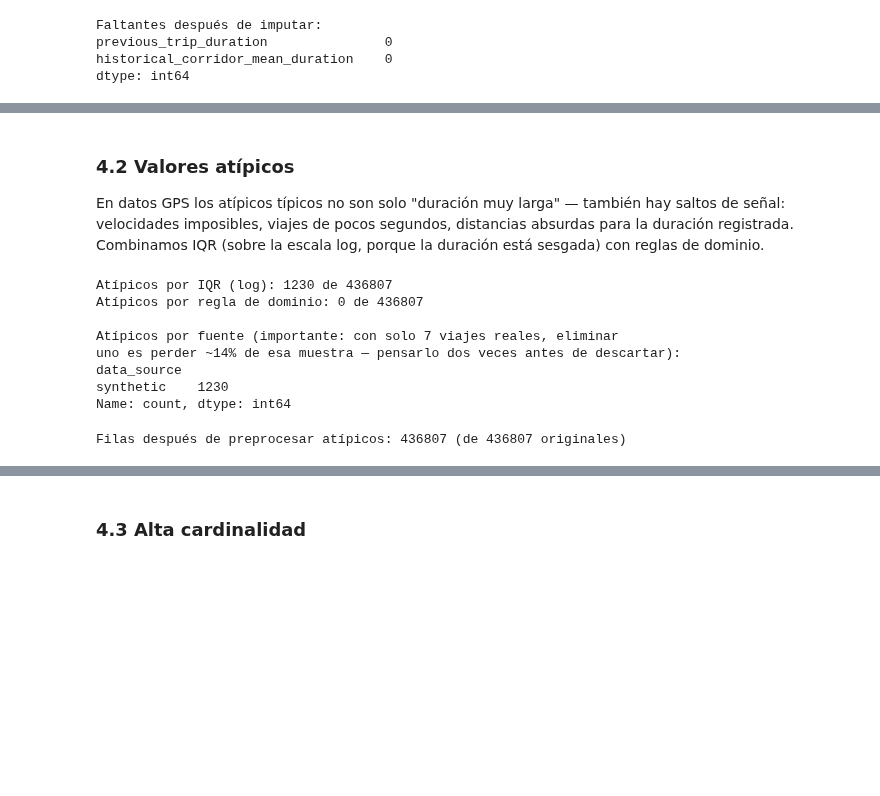
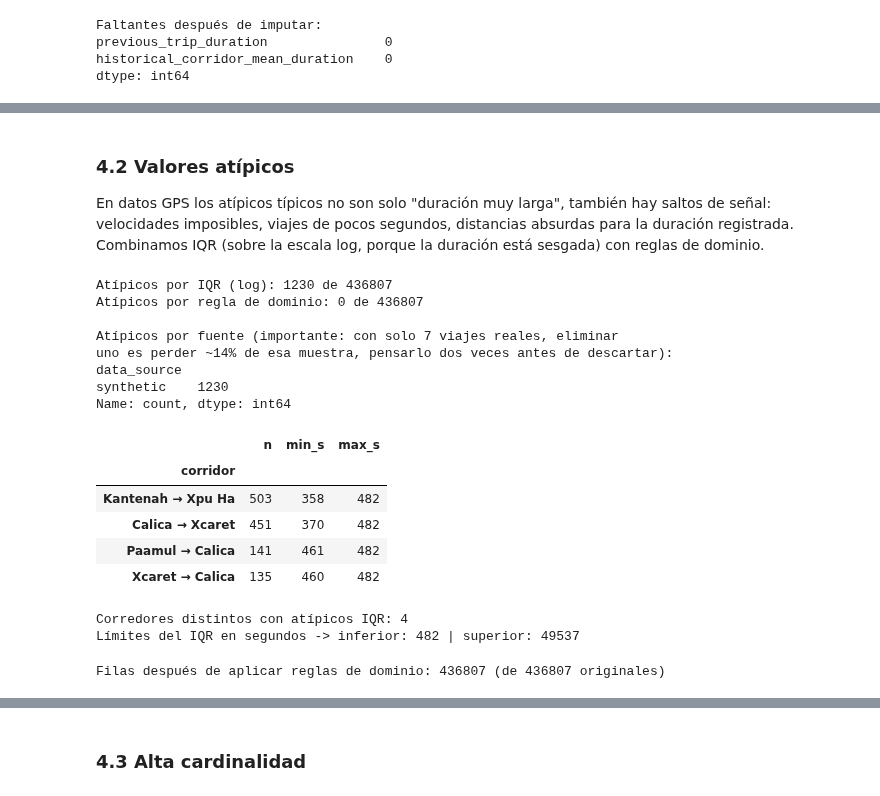
Before and after one commit to aleehpandita/transport-gps-analytics, a Jupyter notebook: notebooks/Avance1.56.ipynb, the cells around one changed output, grey strips where cells are left out. Saved outputs shown, nothing was run; the diff lists cells and outputs as text; code cells hidden in the pictures; blank space fills up the shorter version.

```diff
--- a/notebooks/Avance1.56.ipynb
+++ b/notebooks/Avance1.56.ipynb
@@ -480,18 +472,17 @@ dtype: int64
 # %% [markdown]
 ### 4.2 Valores atípicos
 
-En datos GPS los atípicos típicos no son solo "duración muy larga" — también hay saltos de señal: velocidades imposibles, viajes de pocos segundos, distancias absurdas para la duración registrada. Combinamos IQR (sobre la escala log, porque la duración está sesgada) con reglas de dominio.
+En datos GPS los atípicos típicos no son solo "duración muy larga", también hay saltos de señal: velocidades imposibles, viajes de pocos segundos, distancias absurdas para la duración registrada. Combinamos IQR (sobre la escala log, porque la duración está sesgada) con reglas de dominio.
 # %%
-# IQR sobre log — más robusto que IQR puro cuando la variable está sesgada
+# IQR sobre log, más robusto que IQR puro cuando la variable está sesgada
 log_duration = np.log1p(df["duration_seconds"])
 Q1, Q3 = log_duration.quantile([0.25, 0.75])
 IQR = Q3 - Q1
 lower, upper = Q1 - 1.5 * IQR, Q3 + 1.5 * IQR
 outliers_iqr = df[(log_duration < lower) | (log_duration > upper)]
 
-# Reglas de dominio — TODO: ajustar los umbrales según lo que tenga sentido
-# para traslados turísticos reales (ej. ¿qué velocidad máxima es físicamente
-# plausible en el corredor? ¿qué duración mínima es un viaje real vs ruido?)
+# Reglas de dominio: una velocidad máxima sobre 120 km/h o un viaje de menos de 60 s
+# no son plausibles para un traslado terrestre y suelen indicar saltos de señal GPS.
 UMBRAL_VELOCIDAD_MAX = 120  # km/h
 UMBRAL_DURACION_MIN = 60    # segundos
 
@@ -504,33 +495,38 @@ print(f"Atípicos por IQR (log): {len(outliers_iqr)} de {len(df)}")
 print(f"Atípicos por regla de dominio: {len(outliers_dominio)} de {len(df)}")
 print()
 print("Atípicos por fuente (importante: con solo 7 viajes reales, eliminar")
-print("uno es perder ~14% de esa muestra — pensarlo dos veces antes de descartar):")
+print("uno es perder ~14% de esa muestra, pensarlo dos veces antes de descartar):")
 print(pd.concat([outliers_iqr, outliers_dominio]).drop_duplicates()["data_source"].value_counts())
-
-# TODO: decidir qué hacer con cada grupo y justificar — no es lo mismo un
-# atípico sintético (se puede simplemente regenerar) que uno real (dato escaso).
 # %% [output]
 Atípicos por IQR (log): 1230 de 436807
 Atípicos por regla de dominio: 0 de 436807
 
 Atípicos por fuente (importante: con solo 7 viajes reales, eliminar
-uno es perder ~14% de esa muestra — pensarlo dos veces antes de descartar):
+uno es perder ~14% de esa muestra, pensarlo dos veces antes de descartar):
 data_source
 synthetic    1230
 Name: count, dtype: int64
-# %%
-# APLICAR la decisión (default razonable, ajustar y justificar en texto):
-# en vez de ELIMINAR filas (perder datos reales escasos es caro), hacemos
-# CAPPING (winsorizing) de duration_seconds a los límites del IQR-log —
-# conserva la fila pero limita el valor extremo. Si deciden eliminar en vez
-# de acotar (ej. para los que violan reglas de dominio, más probablemente
-# ruido de GPS que viajes reales), ajusten aquí.
-lower_original = np.expm1(lower)
-upper_original = np.expm1(upper)
-
-df_model["duration_seconds"] = df_model["duration_seconds"].clip(lower_original, upper_original)
-df_model = df_model.drop(index=outliers_dominio.index, errors="ignore")
-
-print(f"Filas después de preprocesar atípicos: {len(df_model)} (de {len(df)} originales)")
-# %% [output]
-Filas después de preprocesar atípicos: 436807 (de 436807 originales)
+# %%
+# ¿Qué corredores concentran los atípicos del IQR en escala log?
+resumen = (outliers_iqr.groupby("corridor")["duration_seconds"]
+           .agg(n="count", min_s="min", max_s="max")
+           .sort_values("n", ascending=False))
+display(resumen.head(10))
+print(f"Corredores distintos con atípicos IQR: {len(resumen)}")
+print(f"Límites del IQR en segundos -> inferior: {np.expm1(lower):.0f} | superior: {np.expm1(upper):.0f}")
+# %% [output]
+|  | n | min_s | max_s |
+| corridor |  |  |  |
+| Kantenah → Xpu Ha | 503 | 358 | 482 |
+| Calica → Xcaret | 451 | 370 | 482 |
+| Paamul → Calica | 141 | 461 | 482 |
+| Xcaret → Calica | 135 | 460 | 482 |
+Corredores distintos con atípicos IQR: 4
+Límites del IQR en segundos -> inferior: 482 | superior: 49537
+# %%
+# Decisión: NO acotar ni eliminar duration_seconds por IQR (ver texto siguiente).
+# Solo se eliminan filas que violan reglas de dominio (0 casos con los umbrales actuales).
+df_model = df_model.drop(index=outliers_dominio.index, errors="ignore")
+print(f"Filas después de aplicar reglas de dominio: {len(df_model)} (de {len(df)} originales)")
+# %% [output]
+Filas después de aplicar reglas de dominio: 436807 (de 436807 originales)
```
Also changed, not shown: parts of 31 cells of this notebook.
